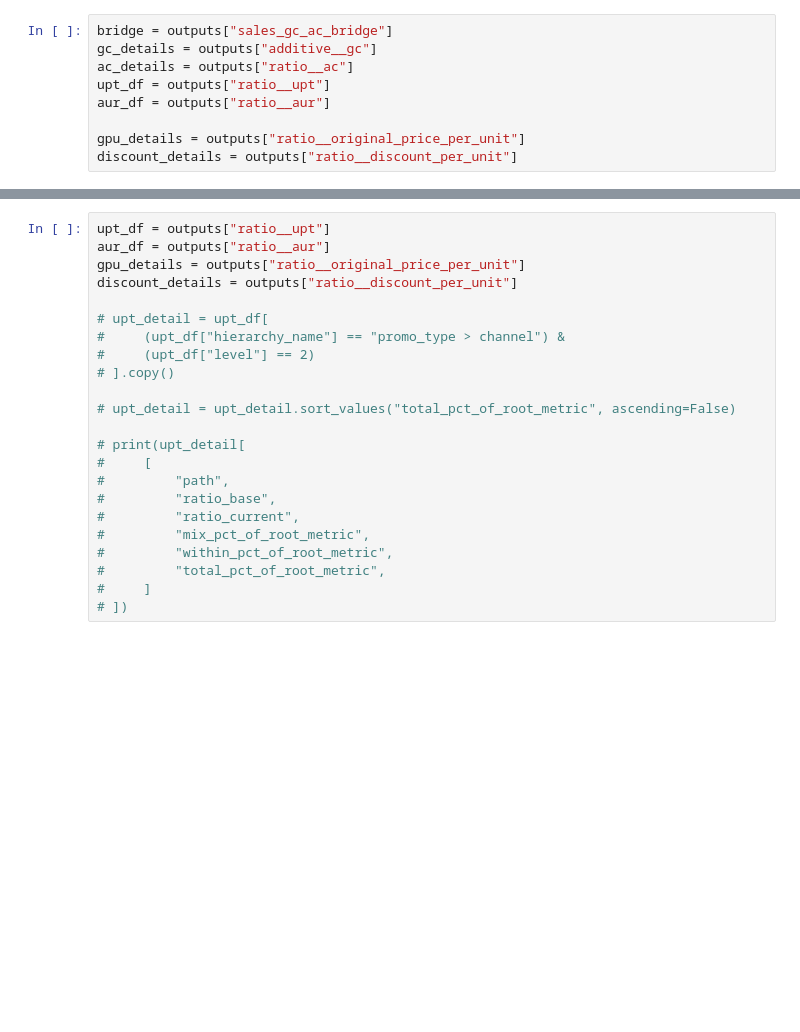
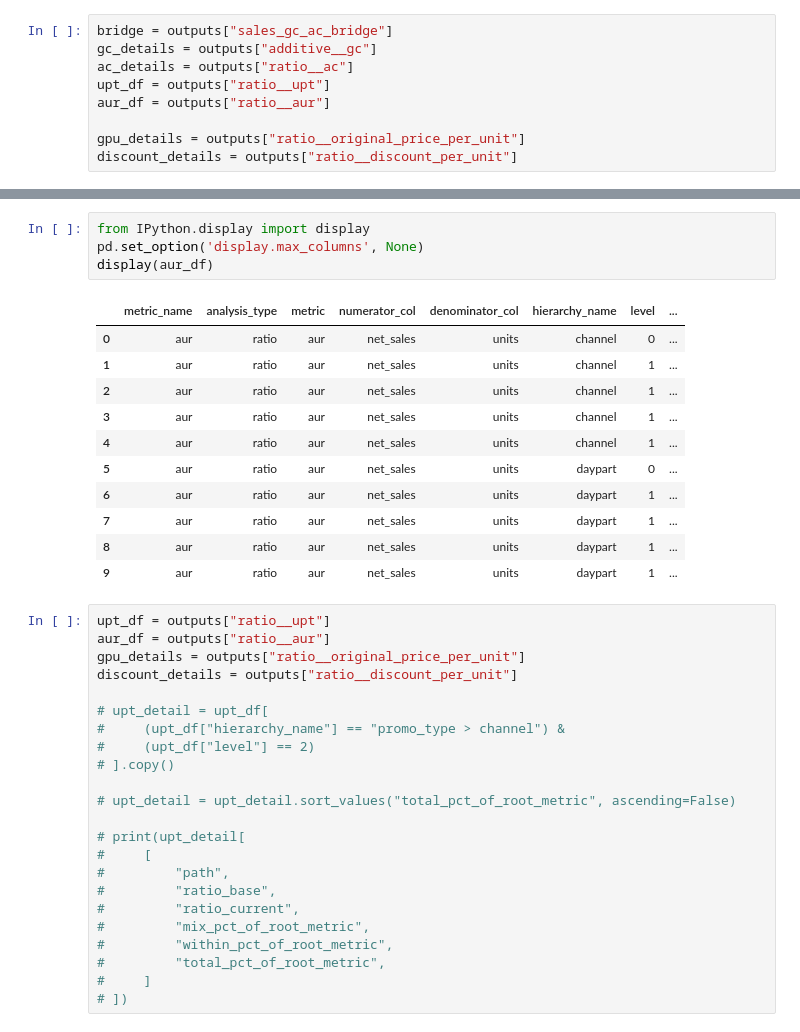
Before and after one commit to lucyq228/framework, a Jupyter notebook: accounting_based/accounting_based_analysis.ipynb, the cells around one changed output, grey strips where cells are left out. Drawn from its saved outputs; the diff is of its cells as text; blank space fills up the shorter version.

```diff
--- a/accounting_based/accounting_based_analysis.ipynb
+++ b/accounting_based/accounting_based_analysis.ipynb
@@ -98,3 +245,19 @@ discount_details = outputs["ratio__discount_per_unit"]
+# %%
+from IPython.display import display
+pd.set_option('display.max_columns', None)
+display(aur_df)
+# %% [output]
+|  | metric_name | analysis_type | metric | numerator_col | denominator_col | hierarchy_name | level | ... |
+| 0 | aur | ratio | aur | net_sales | units | channel | 0 | ... |
+| 1 | aur | ratio | aur | net_sales | units | channel | 1 | ... |
+| 2 | aur | ratio | aur | net_sales | units | channel | 1 | ... |
+| 3 | aur | ratio | aur | net_sales | units | channel | 1 | ... |
+| 4 | aur | ratio | aur | net_sales | units | channel | 1 | ... |
+| 5 | aur | ratio | aur | net_sales | units | daypart | 0 | ... |
+| 6 | aur | ratio | aur | net_sales | units | daypart | 1 | ... |
+| 7 | aur | ratio | aur | net_sales | units | daypart | 1 | ... |
+| 8 | aur | ratio | aur | net_sales | units | daypart | 1 | ... |
+| 9 | aur | ratio | aur | net_sales | units | daypart | 1 | ... |
 # %%
 upt_df = outputs["ratio__upt"]
 aur_df = outputs["ratio__aur"]
```
Also changed, not shown: parts of 13 cells of this notebook, 2 other files.
